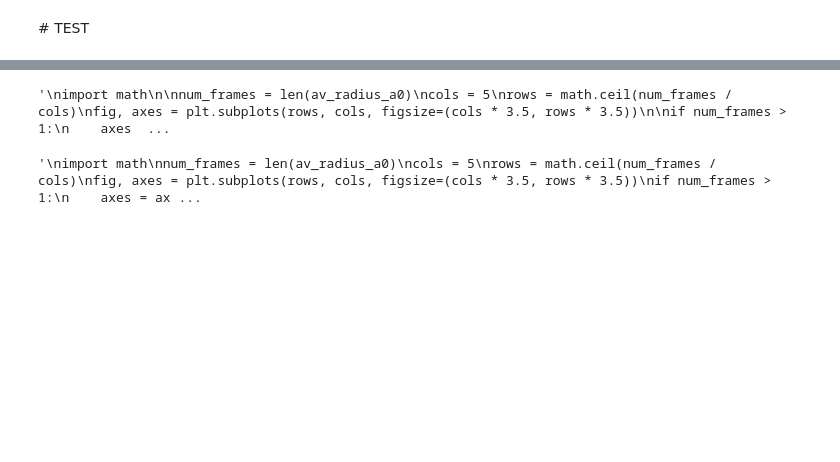
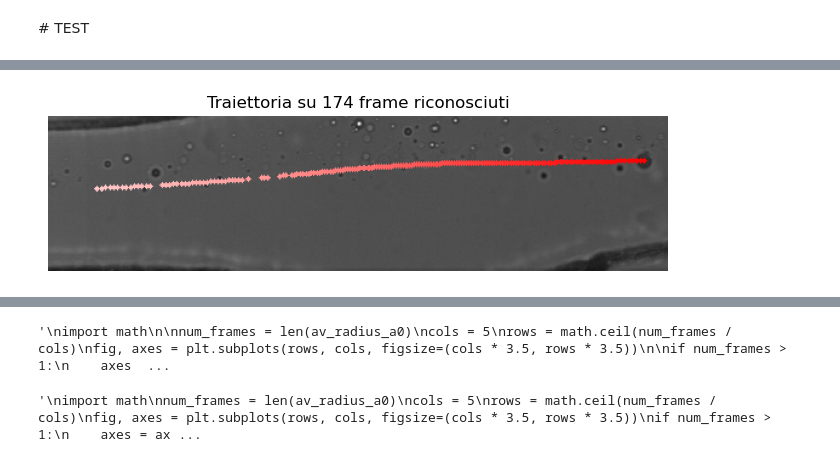
Before and after one commit to AsiLuca/Rheoflu_scripts, a Jupyter notebook: Fourier_multiframe_sequence_coacervates.ipynb, the cells around one changed output, grey strips where cells are left out. Drawn from its saved outputs; the diff is of its cells as text; code cells hidden in the pictures; blank space fills up the shorter version.

```diff
--- a/Fourier_multiframe_sequence_coacervates.ipynb
+++ b/Fourier_multiframe_sequence_coacervates.ipynb
@@ -201,2 +278,92 @@ plt.show()
 # %% [markdown]
 # TEST
+# %%
+import matplotlib.pyplot as plt
+from skimage import io
+import cv2
+import numpy as np
+import os
+
+# 1. Carica il primo frame come base per il disegno
+image_path_referenceframe = selected_frames[0]
+img_primo = io.imread(image_path_referenceframe)
+
+# Convertiamo in RGB per supportare i colori
+if img_primo.ndim == 2:
+    img_traj = cv2.cvtColor(img_primo, cv2.COLOR_GRAY2RGB)
+else:
+    img_traj = img_primo.copy()
+
+h, w = template.shape[:2]
+threshold = 0.8
+N_frames = len(selected_frames)
+
+# Inizializziamo una lista per raccogliere i dati grezzi
+trajectory_data = []
+
+print(f"Calcolo della traiettoria sfumata su {N_frames} frame in corso...")
+
+# 2. Cicla con 'enumerate' per sapere l'indice (idx) di ogni frame
+for idx, img_path in enumerate(selected_frames):
+    img_curr = io.imread(img_path)
+
+    if img_curr.ndim == 3:
+        gray = cv2.cvtColor(img_curr, cv2.COLOR_BGR2GRAY)
+    else:
+        gray = img_curr.copy()
+
+    result = cv2.matchTemplate(gray, template, cv2.TM_CCOEFF_NORMED)
+    min_val, max_val, min_loc, max_loc = cv2.minMaxLoc(result)
+
+    if max_val >= threshold:
+        x_center = max_loc[0] + (w // 2)
+        y_center = max_loc[1] + (h // 2)
+
+        # Salviamo i dati grezzi: [indice_frame, x_center, y_center, confidence]
+        trajectory_data.append([idx, x_center, y_center, max_val])
+
+        # --- COLORE SFUMATO ---
+        progress = idx / max(1, N_frames - 1)
+        R = 255
+        G = int(progress * 200)
+        B = int(progress * 200)
+
+        # Disegna il puntino col colore calcolato
+        cv2.circle(img_traj, (x_center, y_center), radius=2, color=(R, G, B), thickness=-1)
+
+# ==========================================
+# 3. MOSTRA E SALVA L'IMMAGINE DELLA TRAIETTORIA
+# ==========================================
+os.makedirs(output_folder, exist_ok=True)
+
+fig, ax = plt.subplots(figsize=(8, 6))
+ax.imshow(img_traj)
+ax.set_title(f"Traiettoria su {len(trajectory_data)} frame riconosciuti")
+ax.axis('off')
+
+# Salva l'immagine PNG a 300 dpi
+percorso_img = os.path.join(output_folder, "trajectory_plot.png")
+plt.savefig(percorso_img, dpi=300, bbox_inches='tight')
+plt.show()
+
+# ==========================================
+# 4. SALVA I DATI GREZZI (CSV con NumPy)
+# ==========================================
+if len(trajectory_data) > 0:
+    trajectory_array = np.array(trajectory_data)
+    percorso_csv = os.path.join(output_folder, "trajectory_raw_data.csv")
+
+    # Salva il CSV con intestazione
+    np.savetxt(
+        percorso_csv,
+        trajectory_array,
+        delimiter=",",
+        header="Frame_Idx,X_Center,Y_Center,Confidence",
+        fmt=["%d", "%d", "%d", "%.4f"],
+        comments=""
+    )
+    print(f"✅ Immagine traiettoria salvata in: {percorso_img}")
+    print(f"✅ Dati grezzi della traiettoria salvati in: {percorso_csv}")
+else:
+    print("⚠️ Nessun oggetto trovato con affidabilità >= threshold.")
+# %% [output]
@@ -202,0 +371 @@ plt.show()
+[figure, added]
```
Also changed, not shown: parts of 12 cells of this notebook, 45 other files.
